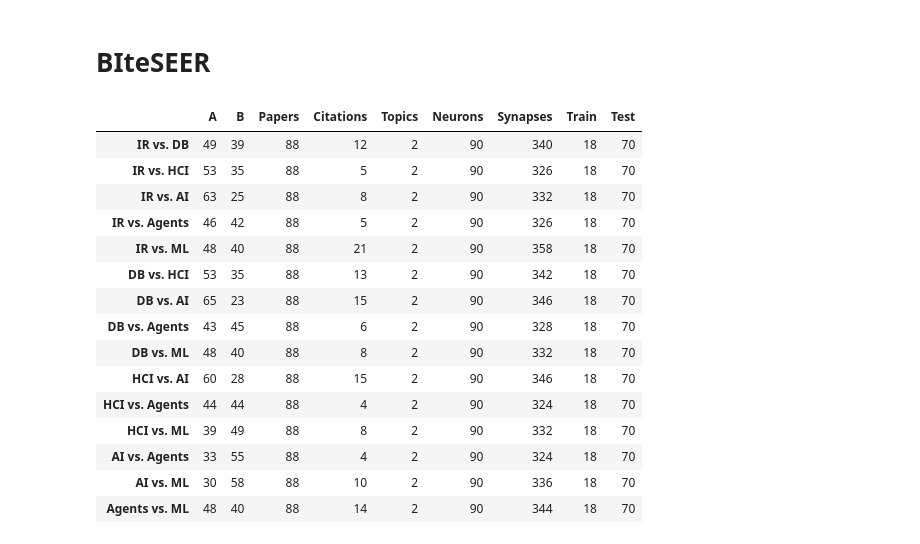
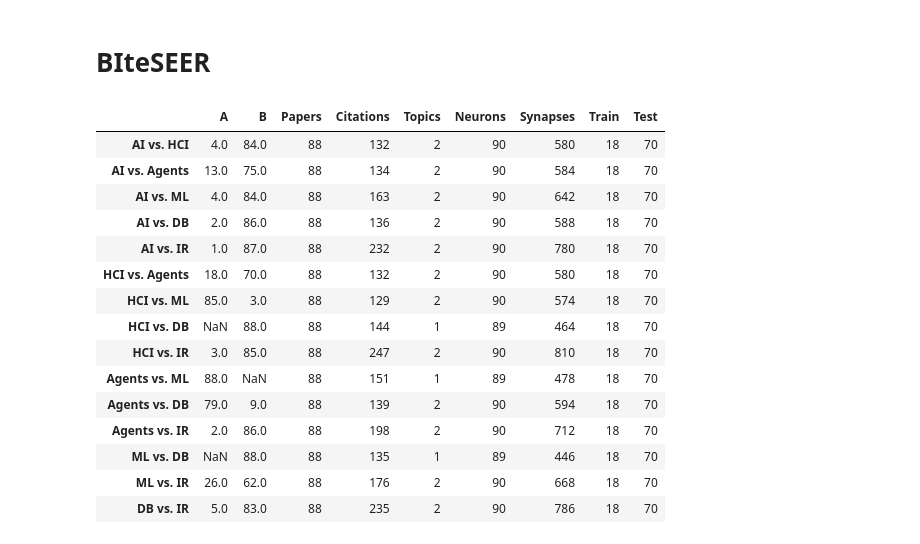
Before and after one commit to prasannadate/sgnn-superneuro, a Jupyter notebook: miniseer_maker.ipynb, the cells around one changed output. Saved outputs shown, nothing was run; the diff lists cells and outputs as text; code cells hidden in the pictures.

```diff
--- a/miniseer_maker.ipynb
+++ b/miniseer_maker.ipynb
@@ -96,6 +97,12 @@ labels  # show labels set
 # %% [output]
 Loaded 3312 papers and skipped 15 broken references.
 {'AI', 'Agents', 'DB', 'HCI', 'IR', 'ML'}
+# %%
+# add cited_by (reverse connections) which can only be done after all papers are loaded
+for paper in papers.values():
+    paper.cited_by = [other.idx for other in papers.values() if paper.idx in other.citations]
+
+all_papers = copy.deepcopy(papers)
 # %%
 def components_undirected(papers):
 
@@ -155,6 +162,13 @@ def remove_broken_citations(papers):
                 to_remove.append(citation)
         for citation in to_remove:
             paper.citations.remove(citation)
+        to_remove = []
+        for citer in paper.cited_by:
+            if citer not in papers:
+                removed.add(citer)
+                to_remove.append(citer)
+        for citer in to_remove:
+            paper.cited_by.remove(citer)
     return removed
 
 
@@ -307,8 +361,9 @@ Removed 126 broken citations
 by_cited_cats = {}
 
 for paper in miniseer.values():
-    cite_categories = set(papers[other].label for other in paper.citations)
+    cite_categories = (set(papers[other].label for other in paper.citations) |
+                       set(papers[other].label for other in paper.cited_by))
     by_cited_cats[paper.idx] = cite_categories
 
-list(filter(lambda k: len(by_cited_cats[k]) > 4, by_cited_cats))
+list(filter(lambda k: len(by_cited_cats[k]) >= 5, by_cited_cats))
 # %% [output]
@@ -408,50 +463,58 @@ ax2.set_ylim(0, 30)
 #     for label, idxs in by_label.items():
 #         new[label]
 # %%
-papers = copy.deepcopy(all_papers)
 combos = list(it.combinations(labels, 2))
 # print([' vs. '.join(pair) for pair in combos])
 # %%
+def filter_citations(paper: Paper, labels):
+    paper.citations = [other for other in paper.citations if papers[other].label in labels]
+    paper.cited_by = [other for other in paper.cited_by if papers[other].label in labels]
+    return paper
+
 
 bites = {}
 
 for combo in combos:
-    new_idxs = [paper.idx for paper in papers.values() if paper.label in combo]
-    _train_idxs, new_idxs = train_test_split_indices(new_idxs, test_size=88, rng=seed)
-    bite, removed = rebuild(papers, new_idxs)
+    new_idxs = [paper.idx for paper in miniseer.values() if paper.label in combo]
+    cited_cats = {paper_idx: set(papers[other].label for other in papers[paper_idx].citations) |
+                             set(papers[other].label for other in papers[paper_idx].cited_by)
+                             for paper_idx in new_idxs}
+    candidate_seeds = list(filter(lambda k: set(combo) >= cited_cats[k], cited_cats))
+    seed_paper = np.random.default_rng(seed).choice(candidate_seeds)
+    bite = spider_papers(miniseer, 88, seed=seed_paper, rng=seed, callback=partial(filter_citations, labels=combo))
+    _removed = remove_broken_citations(bite)
     new_train_idxs, new_test_idxs = train_test_split_indices(bite, test_size=0.8, rng=seed)
-    # how_many(bite, new_train_idxs)
 
     bites[' vs. '.join(combo)] = (bite, new_train_idxs, new_test_idxs)
 
 
 categories = pd.DataFrame({k: pd.Series(topics_counts(v[0], k)) for k, v in bites.items()}).T
 cols = ['Papers', 'Citations', 'Topics', 'Neurons', 'Synapses', 'Train', 'Test']
 stats = pd.DataFrame(columns=cols)
 for key, (dataset, train_idxs, test_idxs) in bites.items():
     n_papers, n_citations, n_topics, neurons, synapses, n_train, n_test = how_many(dataset, train_idxs, do_print=False)
     stats.loc[key] = pd.Series([n_papers, n_citations, n_topics, neurons, synapses, n_train, n_test], index=cols)
 
 pd.concat([categories, stats], axis=1)
 # pd.concat([categories, pd.Series({'C': 999, 'D': 0}, name='ML vs. DB')], axis=1)
 # categories
 # %% [output]
 |  | A | B | Papers | Citations | Topics | Neurons | Synapses | Train | Test |
-| IR vs. DB | 49 | 39 | 88 | 12 | 2 | 90 | 340 | 18 | 70 |
-| IR vs. HCI | 53 | 35 | 88 | 5 | 2 | 90 | 326 | 18 | 70 |
-| IR vs. AI | 63 | 25 | 88 | 8 | 2 | 90 | 332 | 18 | 70 |
-| IR vs. Agents | 46 | 42 | 88 | 5 | 2 | 90 | 326 | 18 | 70 |
-| IR vs. ML | 48 | 40 | 88 | 21 | 2 | 90 | 358 | 18 | 70 |
-| DB vs. HCI | 53 | 35 | 88 | 13 | 2 | 90 | 342 | 18 | 70 |
-| DB vs. AI | 65 | 23 | 88 | 15 | 2 | 90 | 346 | 18 | 70 |
-| DB vs. Agents | 43 | 45 | 88 | 6 | 2 | 90 | 328 | 18 | 70 |
-| DB vs. ML | 48 | 40 | 88 | 8 | 2 | 90 | 332 | 18 | 70 |
-| HCI vs. AI | 60 | 28 | 88 | 15 | 2 | 90 | 346 | 18 | 70 |
-| HCI vs. Agents | 44 | 44 | 88 | 4 | 2 | 90 | 324 | 18 | 70 |
-| HCI vs. ML | 39 | 49 | 88 | 8 | 2 | 90 | 332 | 18 | 70 |
-| AI vs. Agents | 33 | 55 | 88 | 4 | 2 | 90 | 324 | 18 | 70 |
-| AI vs. ML | 30 | 58 | 88 | 10 | 2 | 90 | 336 | 18 | 70 |
-| Agents vs. ML | 48 | 40 | 88 | 14 | 2 | 90 | 344 | 18 | 70 |
+| AI vs. HCI | 4.0 | 84.0 | 88 | 132 | 2 | 90 | 580 | 18 | 70 |
+| AI vs. Agents | 13.0 | 75.0 | 88 | 134 | 2 | 90 | 584 | 18 | 70 |
+| AI vs. ML | 4.0 | 84.0 | 88 | 163 | 2 | 90 | 642 | 18 | 70 |
+| AI vs. DB | 2.0 | 86.0 | 88 | 136 | 2 | 90 | 588 | 18 | 70 |
+| AI vs. IR | 1.0 | 87.0 | 88 | 232 | 2 | 90 | 780 | 18 | 70 |
+| HCI vs. Agents | 18.0 | 70.0 | 88 | 132 | 2 | 90 | 580 | 18 | 70 |
+| HCI vs. ML | 85.0 | 3.0 | 88 | 129 | 2 | 90 | 574 | 18 | 70 |
+| HCI vs. DB | NaN | 88.0 | 88 | 144 | 1 | 89 | 464 | 18 | 70 |
+| HCI vs. IR | 3.0 | 85.0 | 88 | 247 | 2 | 90 | 810 | 18 | 70 |
+| Agents vs. ML | 88.0 | NaN | 88 | 151 | 1 | 89 | 478 | 18 | 70 |
+| Agents vs. DB | 79.0 | 9.0 | 88 | 139 | 2 | 90 | 594 | 18 | 70 |
+| Agents vs. IR | 2.0 | 86.0 | 88 | 198 | 2 | 90 | 712 | 18 | 70 |
+| ML vs. DB | NaN | 88.0 | 88 | 135 | 1 | 89 | 446 | 18 | 70 |
+| ML vs. IR | 26.0 | 62.0 | 88 | 176 | 2 | 90 | 668 | 18 | 70 |
+| DB vs. IR | 5.0 | 83.0 | 88 | 235 | 2 | 90 | 786 | 18 | 70 |
 # %%
 miniseer, removed = rebuild(papers, largest)
 components = sorted(components_undirected(miniseer), key=len, reverse=True)
```
Also changed, not shown: parts of 9 cells of this notebook.
